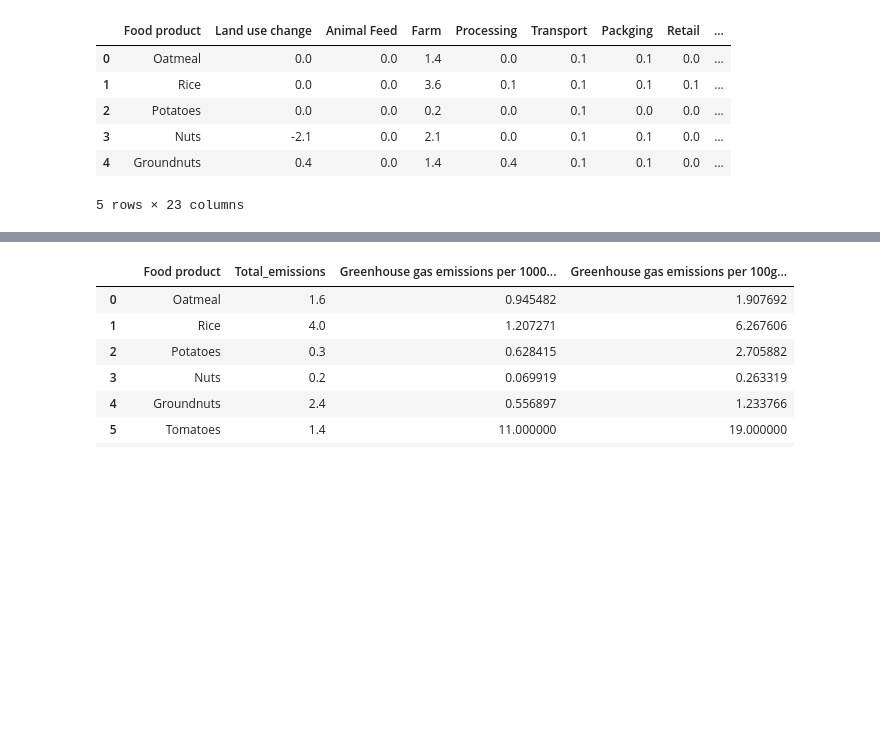
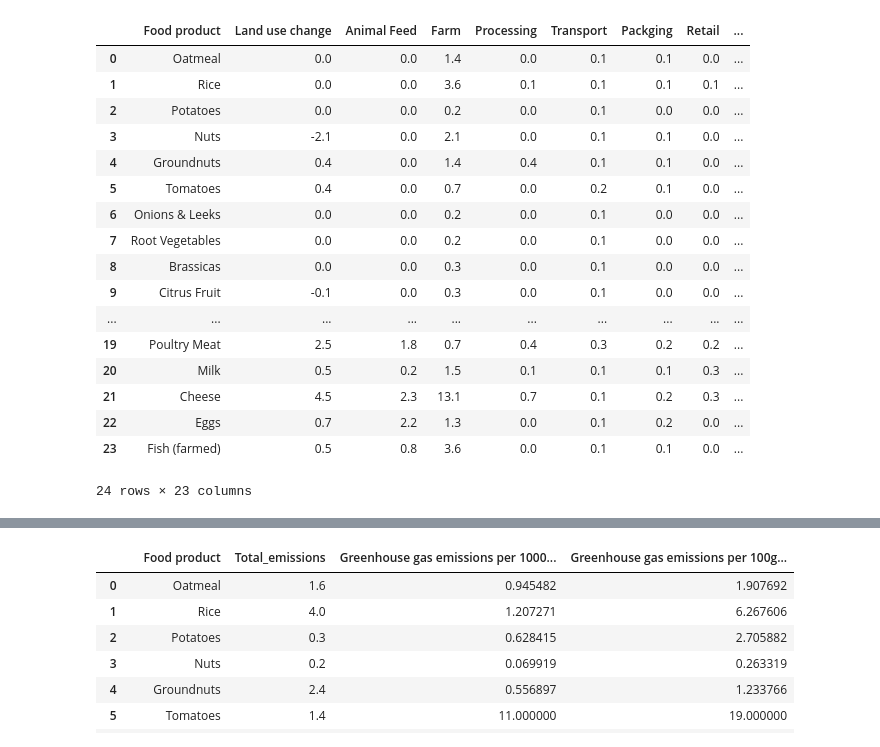
Before and after one commit to FashionForward-3/Sustainable-Eating, a Jupyter notebook: Food_Data.ipynb, the cells around one changed output, grey strips where cells are left out. Drawn from its saved outputs; the diff is of its cells as text; code cells hidden in the pictures; blank space fills up the shorter version.

```diff
--- a/Food_Data.ipynb
+++ b/Food_Data.ipynb
@@ -68,14 +65,25 @@ drop_df.head()
 # %%
 food_df = drop_df.reset_index(drop = True)
-food_df.head()
+food_df.head(24)
 # %% [output]
 |  | Food product | Land use change | Animal Feed | Farm | Processing | Transport | Packging | Retail | ... |
 | 0 | Oatmeal | 0.0 | 0.0 | 1.4 | 0.0 | 0.1 | 0.1 | 0.0 | ... |
 | 1 | Rice | 0.0 | 0.0 | 3.6 | 0.1 | 0.1 | 0.1 | 0.1 | ... |
 | 2 | Potatoes | 0.0 | 0.0 | 0.2 | 0.0 | 0.1 | 0.0 | 0.0 | ... |
 | 3 | Nuts | -2.1 | 0.0 | 2.1 | 0.0 | 0.1 | 0.1 | 0.0 | ... |
 | 4 | Groundnuts | 0.4 | 0.0 | 1.4 | 0.4 | 0.1 | 0.1 | 0.0 | ... |
+| 5 | Tomatoes | 0.4 | 0.0 | 0.7 | 0.0 | 0.2 | 0.1 | 0.0 | ... |
+| 6 | Onions & Leeks | 0.0 | 0.0 | 0.2 | 0.0 | 0.1 | 0.0 | 0.0 | ... |
+| 7 | Root Vegetables | 0.0 | 0.0 | 0.2 | 0.0 | 0.1 | 0.0 | 0.0 | ... |
+| 8 | Brassicas | 0.0 | 0.0 | 0.3 | 0.0 | 0.1 | 0.0 | 0.0 | ... |
+| 9 | Citrus Fruit | -0.1 | 0.0 | 0.3 | 0.0 | 0.1 | 0.0 | 0.0 | ... |
+| ... | ... | ... | ... | ... | ... | ... | ... | ... | ... |
+| 19 | Poultry Meat | 2.5 | 1.8 | 0.7 | 0.4 | 0.3 | 0.2 | 0.2 | ... |
+| 20 | Milk | 0.5 | 0.2 | 1.5 | 0.1 | 0.1 | 0.1 | 0.3 | ... |
+| 21 | Cheese | 4.5 | 2.3 | 13.1 | 0.7 | 0.1 | 0.2 | 0.3 | ... |
+| 22 | Eggs | 0.7 | 2.2 | 1.3 | 0.0 | 0.1 | 0.2 | 0.0 | ... |
+| 23 | Fish (farmed) | 0.5 | 0.8 | 3.6 | 0.0 | 0.1 | 0.1 | 0.0 | ... |
-5 rows × 23 columns
+24 rows × 23 columns
 # %%
 chart_df= food_df.groupby("Food product")['Total_emissions'].sum().reset_index()
 trace = go.Scatter(
```
Also changed, not shown: parts of 10 cells of this notebook, 3 other files.
